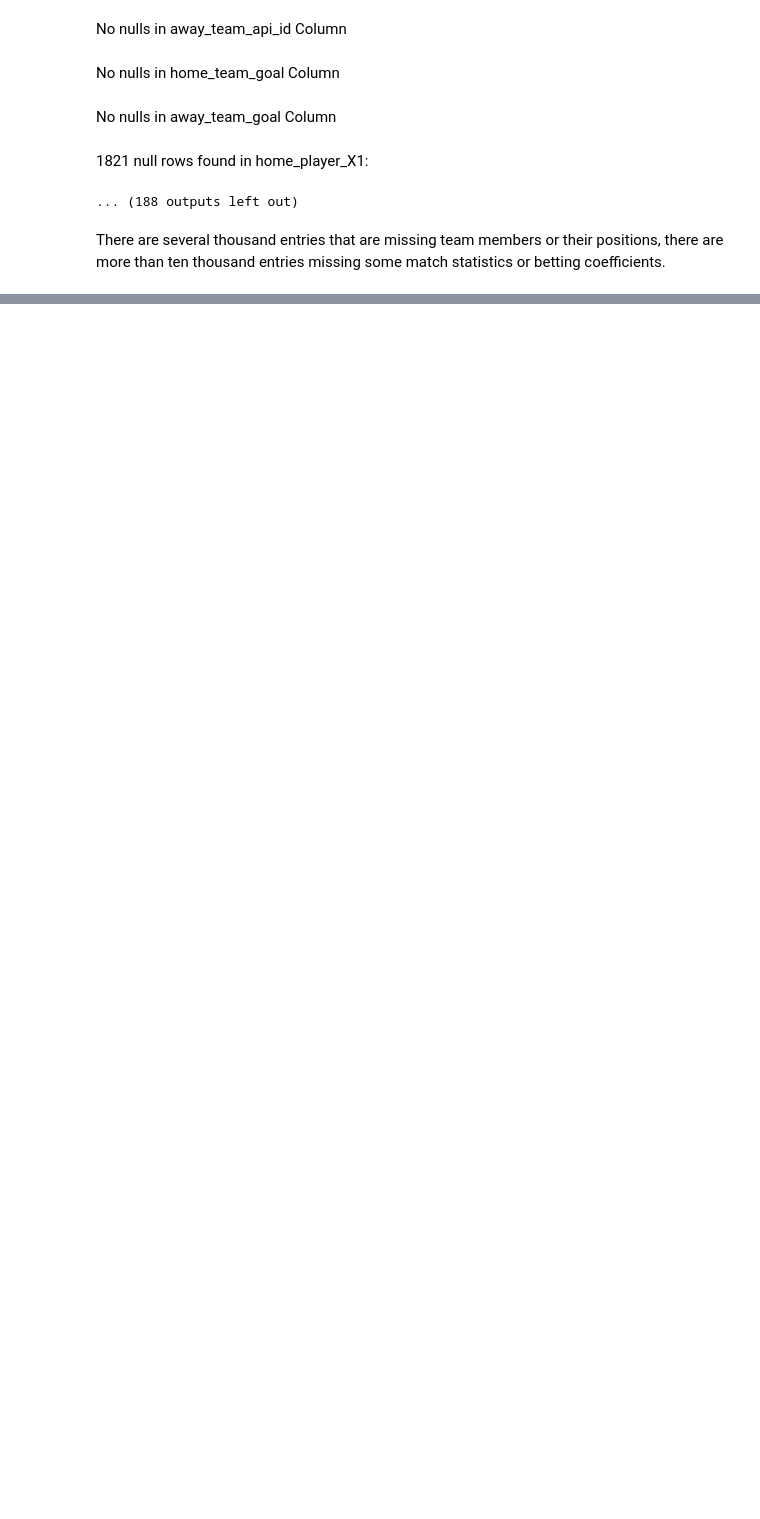
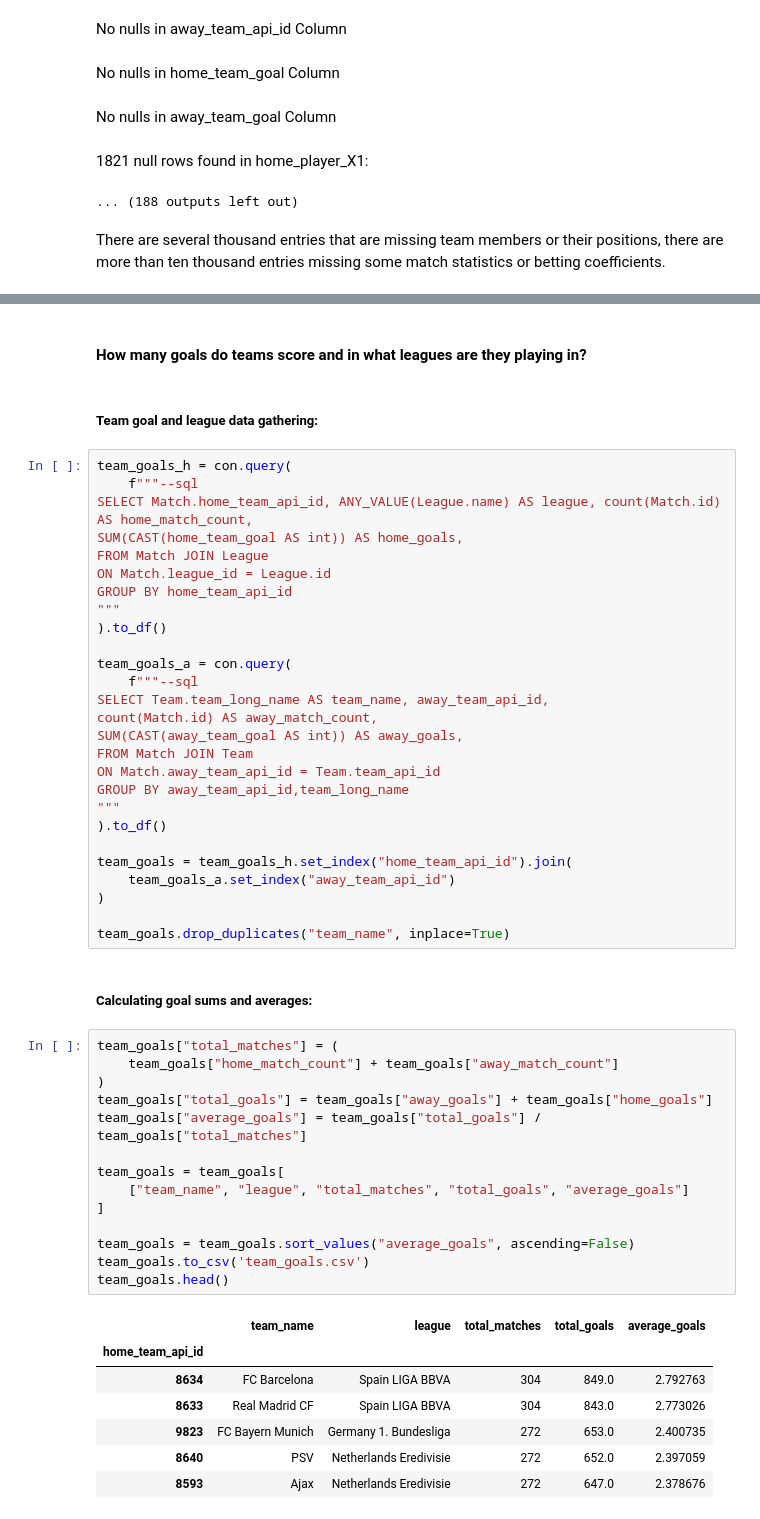
Before and after one commit to gediminas-skvarnavicius/football-db-analysis, a Jupyter notebook: analysis_data_integrity.ipynb, the cells around one changed output, grey strips where cells are left out. Drawn from its saved outputs; the diff is of its cells as text; blank space fills up the shorter version.

```diff
--- a/analysis_data_integrity.ipynb
+++ b/analysis_data_integrity.ipynb
@@ -452,0 +462,55 @@ SELECT league_id, count(id) from Match group by league_id"""
+# %% [markdown]
+#### How many goals do teams score and in what leagues are they playing in?
+# %% [markdown]
+##### Team goal and league data gathering:
+# %%
+team_goals_h = con.query(
+    f"""--sql
+SELECT Match.home_team_api_id, ANY_VALUE(League.name) AS league, count(Match.id) AS home_match_count,
+SUM(CAST(home_team_goal AS int)) AS home_goals,
+FROM Match JOIN League
+ON Match.league_id = League.id
+GROUP BY home_team_api_id
+"""
+).to_df()
+
+team_goals_a = con.query(
+    f"""--sql
+SELECT Team.team_long_name AS team_name, away_team_api_id,
+count(Match.id) AS away_match_count,
+SUM(CAST(away_team_goal AS int)) AS away_goals,
+FROM Match JOIN Team
+ON Match.away_team_api_id = Team.team_api_id
+GROUP BY away_team_api_id,team_long_name
+"""
+).to_df()
+
+team_goals = team_goals_h.set_index("home_team_api_id").join(
+    team_goals_a.set_index("away_team_api_id")
+)
+
+team_goals.drop_duplicates("team_name", inplace=True)
+# %% [markdown]
+##### Calculating goal sums and averages:
+# %%
+team_goals["total_matches"] = (
+    team_goals["home_match_count"] + team_goals["away_match_count"]
+)
+team_goals["total_goals"] = team_goals["away_goals"] + team_goals["home_goals"]
+team_goals["average_goals"] = team_goals["total_goals"] / team_goals["total_matches"]
+
+team_goals = team_goals[
+    ["team_name", "league", "total_matches", "total_goals", "average_goals"]
+]
+
+team_goals = team_goals.sort_values("average_goals", ascending=False)
+team_goals.to_csv('team_goals.csv')
+team_goals.head()
+# %% [output]
+|  | team_name | league | total_matches | total_goals | average_goals |
+| home_team_api_id |  |  |  |  |  |
+| 8634 | FC Barcelona | Spain LIGA BBVA | 304 | 849.0 | 2.792763 |
+| 8633 | Real Madrid CF | Spain LIGA BBVA | 304 | 843.0 | 2.773026 |
+| 9823 | FC Bayern Munich | Germany 1. Bundesliga | 272 | 653.0 | 2.400735 |
+| 8640 | PSV | Netherlands Eredivisie | 272 | 652.0 | 2.397059 |
+| 8593 | Ajax | Netherlands Eredivisie | 272 | 647.0 | 2.378676 |
```
Also changed, not shown: parts of 10 cells of this notebook, 2 other files.
